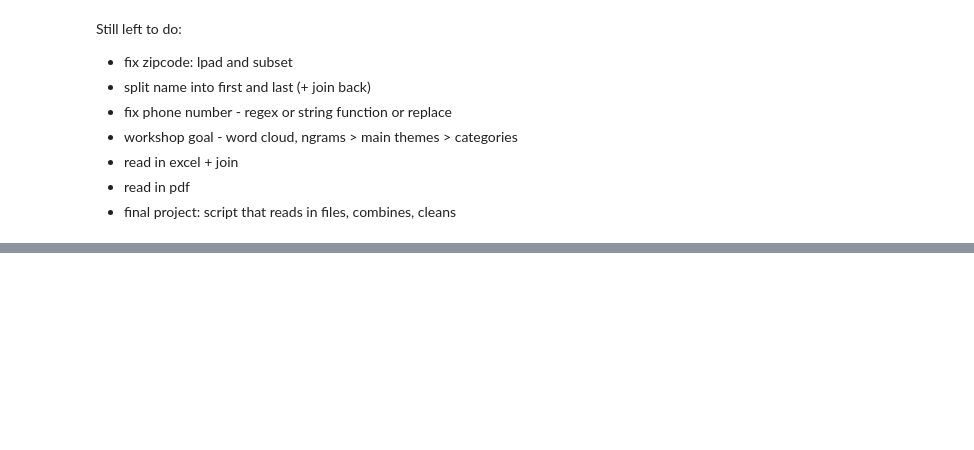
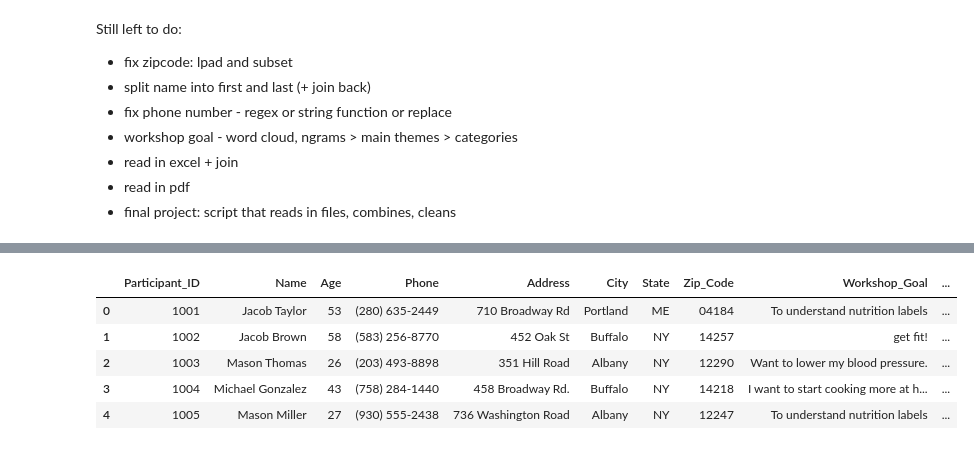
Before and after one commit to Launchpad-Analytics/Workshop-IntroToPython, a Jupyter notebook: s310/day3/03_data_cleaning_topics.ipynb, the cells around one changed output, grey strips where cells are left out. Drawn from its saved outputs; the diff is of its cells as text; code cells hidden in the pictures; blank space fills up the shorter version.

```diff
--- a/s310/day3/03_data_cleaning_topics.ipynb
+++ b/s310/day3/03_data_cleaning_topics.ipynb
@@ -424,0 +527,14 @@ survey_data[survey_data.duplicated(subset=["Name", "Age", "Address"], keep=False
+# %%
+survey_data['Phone'] = survey_data['Phone']\
+.str.replace("-999", "None")\
+.str.replace(r'\D', '', regex=True)\
+.apply(lambda x: f"({x[:3]}) {x[3:6]}-{x[6:]}" if len(x) == 10 else x) # format Phone numbers to (XXX) XXX-XXXX if they have 10 digits
+
+survey_data.head()
+# %% [output]
+|  | Participant_ID | Name | Age | Phone | Address | City | State | Zip_Code | Workshop_Goal | ... |
+| 0 | 1001 | Jacob Taylor | 53 | (280) 635-2449 | 710 Broadway Rd | Portland | ME | 04184 | To understand nutrition labels | ... |
+| 1 | 1002 | Jacob Brown | 58 | (583) 256-8770 | 452 Oak St | Buffalo | NY | 14257 | get fit! | ... |
+| 2 | 1003 | Mason Thomas | 26 | (203) 493-8898 | 351 Hill Road | Albany | NY | 12290 | Want to lower my blood pressure. | ... |
+| 3 | 1004 | Michael Gonzalez | 43 | (758) 284-1440 | 458 Broadway Rd. | Buffalo | NY | 14218 | I want to start cooking more at h... | ... |
+| 4 | 1005 | Mason Miller | 27 | (930) 555-2438 | 736 Washington Road | Albany | NY | 12247 | To understand nutrition labels | ... |
```
Also changed, not shown: parts of 19 cells of this notebook, 1 other file.
